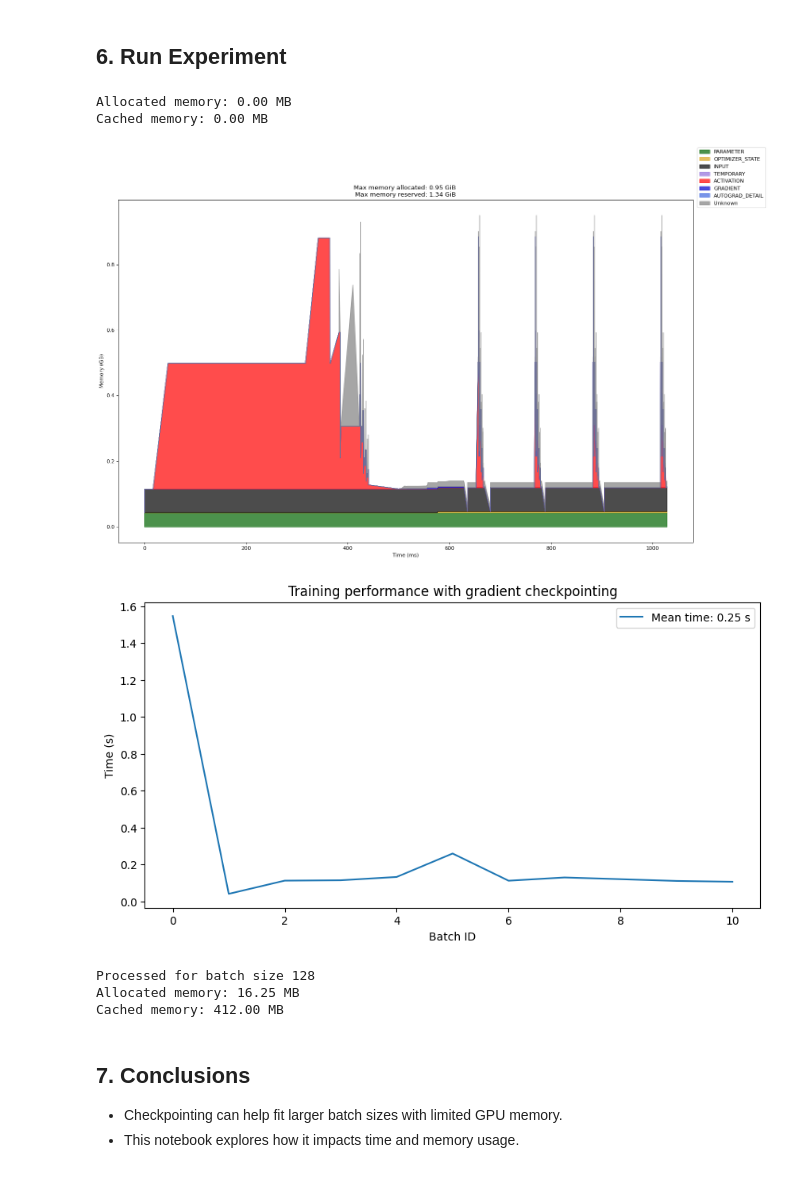
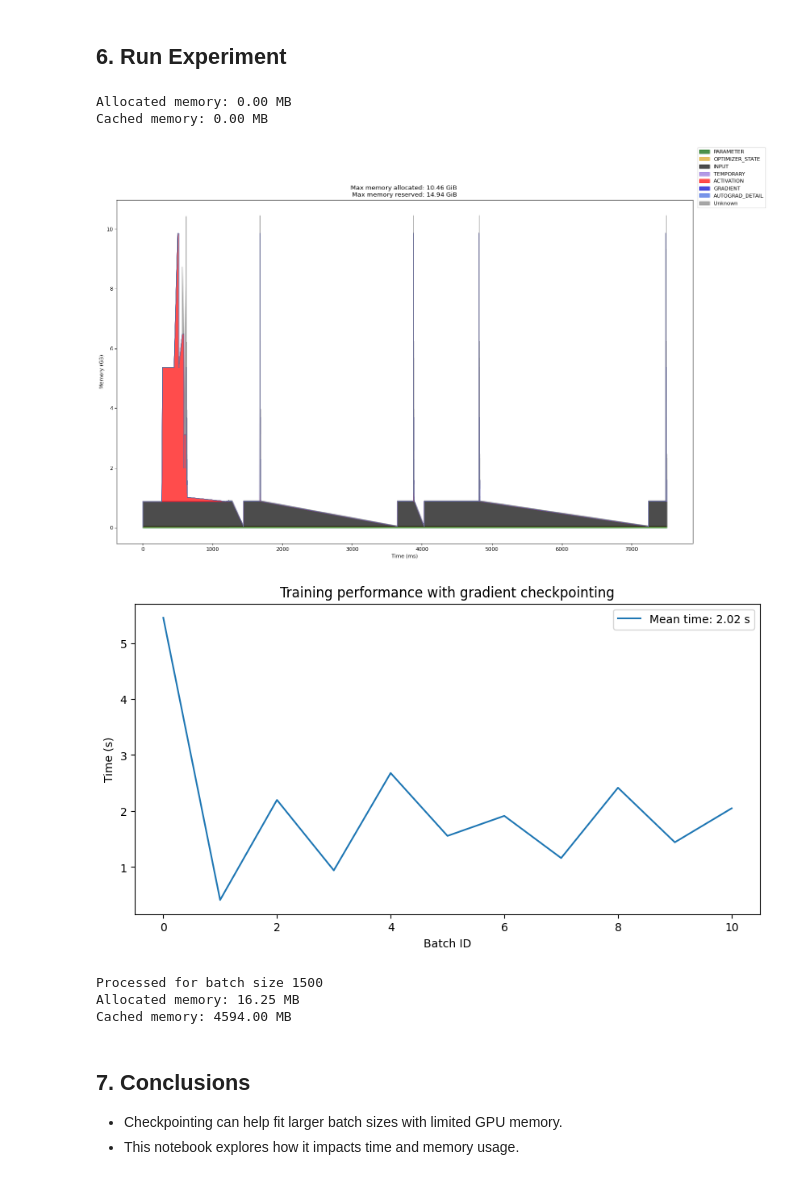
Before and after one commit to ajayrfhp/LearningDeepLearning, a Jupyter notebook: distributed_training/UnderstandingCheckpointedResnetTimeFootprint.ipynb, the cells around one changed output. Drawn from its saved outputs; the diff is of its cells as text; code cells hidden in the pictures.

```diff
--- a/distributed_training/UnderstandingCheckpointedResnetTimeFootprint.ipynb
+++ b/distributed_training/UnderstandingCheckpointedResnetTimeFootprint.ipynb
@@ -202,24 +201,24 @@ def fit_helper(model_type, dataset, epochs, break_after_num_batches, num_workers
 # %%
 num_workers = 2
 break_after_num_batches = 10
-batch_sizes = [128]
+batch_sizes = [1500]
 fit_helper(
     model_type="resnet18_with_checkpointing",
     dataset=tiny_imagenet_torch,
     epochs=1,
     break_after_num_batches=break_after_num_batches,
     num_workers=num_workers,
     batch_sizes=batch_sizes,
     title="with_checkpointing"
 )
 # %% [output]
 Allocated memory: 0.00 MB
 Cached memory: 0.00 MB
-[figure, old version]
+[figure, new version]
-[figure, old version]
+[figure, new version]
-Processed for batch size 128
+Processed for batch size 1500
 Allocated memory: 16.25 MB
-Cached memory: 412.00 MB
+Cached memory: 4594.00 MB
 # %% [markdown]
 ## 7. Conclusions
 - Checkpointing can help fit larger batch sizes with limited GPU memory.
```
Also changed, not shown: parts of 2 cells of this notebook, 1 other file.
